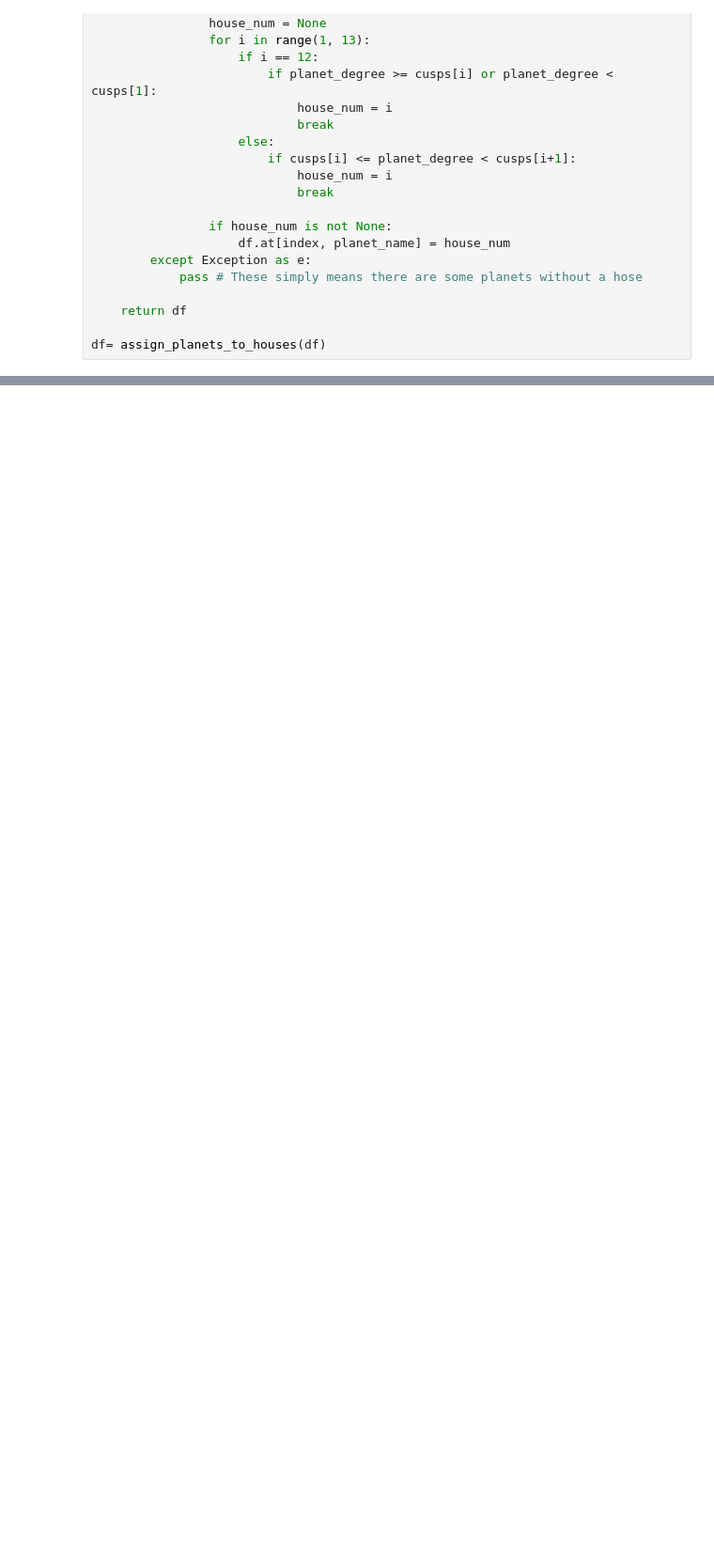
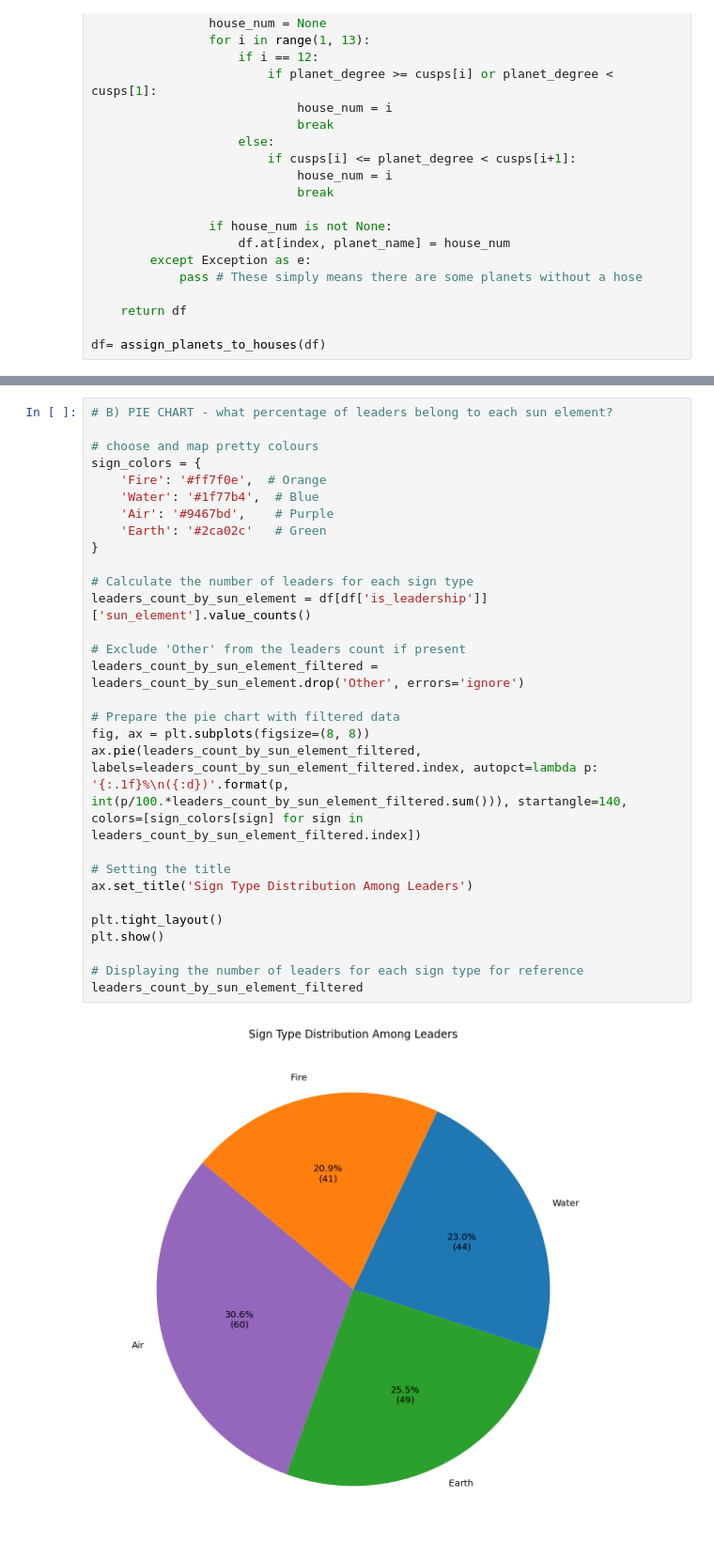
Before and after one commit to yassinex02/dataviz_part1, a Jupyter notebook: Astrological_dashboard.ipynb, the cells around one changed output, grey strips where cells are left out. Shown at 94% size. Drawn from its saved outputs; the diff is of its cells as text; blank space fills up the shorter version.

```diff
--- a/Astrological_dashboard.ipynb
+++ b/Astrological_dashboard.ipynb
@@ -367,0 +501,31 @@ df= assign_planets_to_houses(df)
+# %%
+# B) PIE CHART - what percentage of leaders belong to each sun element?
+
+# choose and map pretty colours
+sign_colors = {
+    'Fire': '#ff7f0e',  # Orange
+    'Water': '#1f77b4',  # Blue
+    'Air': '#9467bd',    # Purple
+    'Earth': '#2ca02c'   # Green
+}
+
+# Calculate the number of leaders for each sign type
+leaders_count_by_sun_element = df[df['is_leadership']]['sun_element'].value_counts()
+
+# Exclude 'Other' from the leaders count if present
+leaders_count_by_sun_element_filtered = leaders_count_by_sun_element.drop('Other', errors='ignore')
+
+# Prepare the pie chart with filtered data
+fig, ax = plt.subplots(figsize=(8, 8))
+ax.pie(leaders_count_by_sun_element_filtered, labels=leaders_count_by_sun_element_filtered.index, autopct=lambda p: '{:.1f}%\n({:d})'.format(p, int(p/100.*leaders_count_by_sun_element_filtered.sum())), startangle=140, colors=[sign_colors[sign] for sign in leaders_count_by_sun_element_filtered.index])
+
+# Setting the title
+ax.set_title('Sign Type Distribution Among Leaders')
+
+plt.tight_layout()
+plt.show()
+
+# Displaying the number of leaders for each sign type for reference
+leaders_count_by_sun_element_filtered
+# %% [output]
+[figure, added]
```
Also changed, not shown: parts of 64 cells of this notebook.
